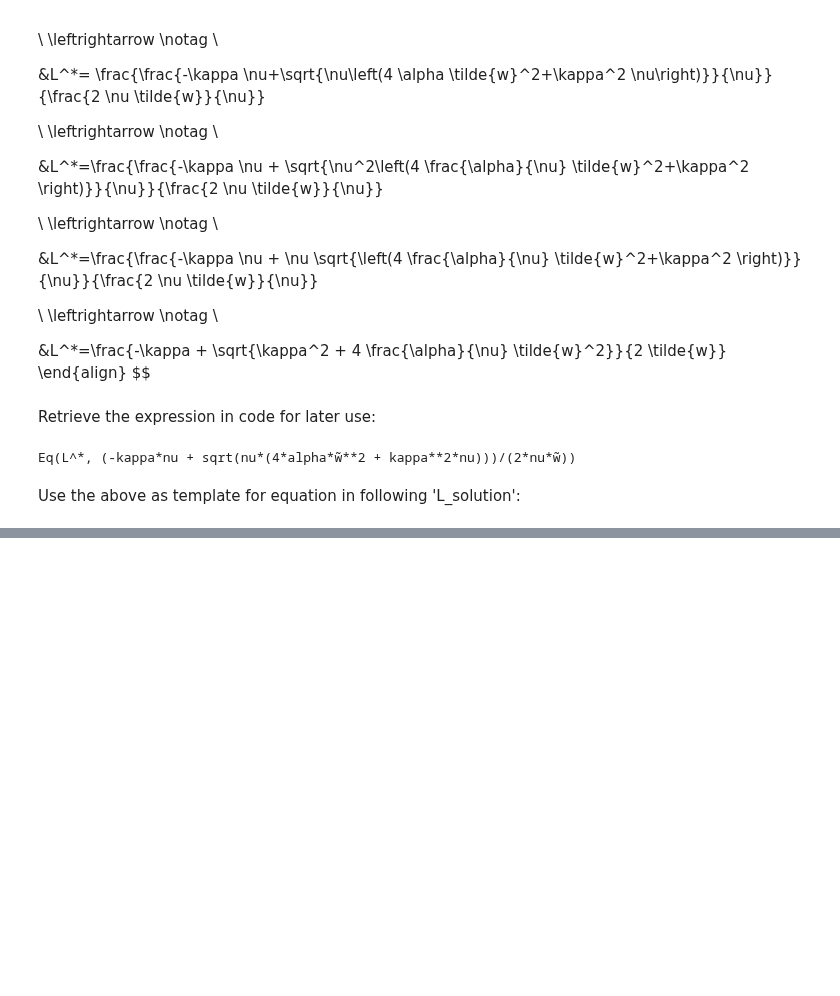
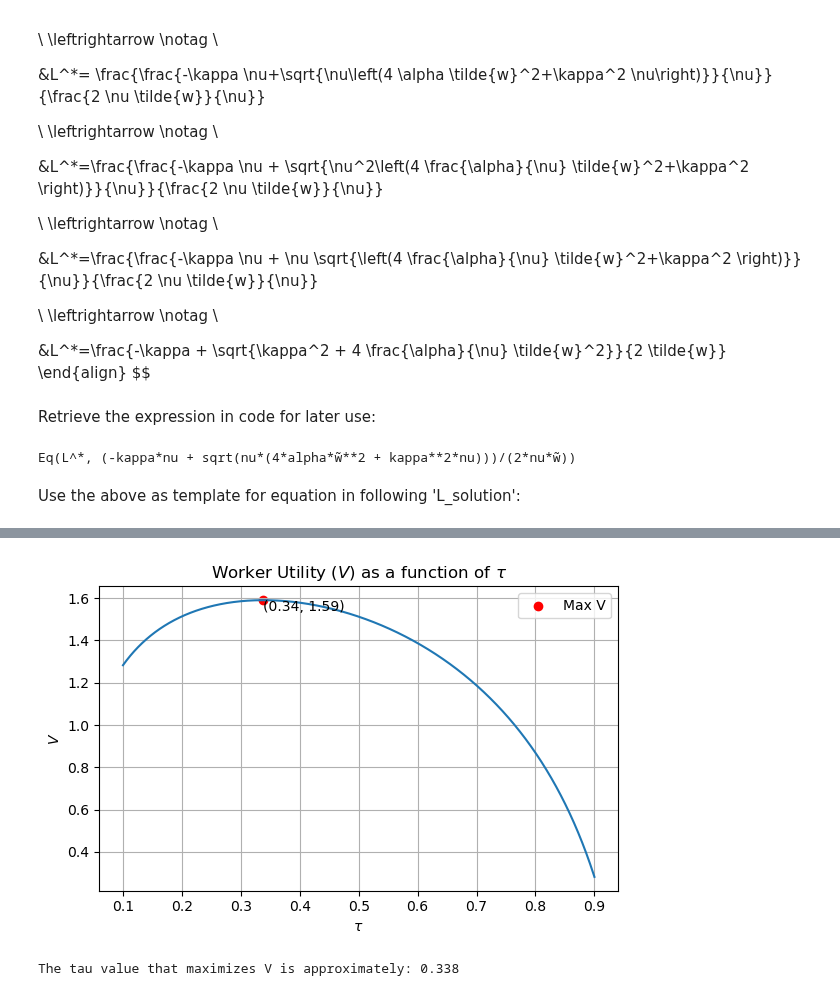
Before and after one commit to NumEconCopenhagen/projects-2023-de-slemme-programmeringsrotter, a Jupyter notebook: examproject/Oliver/Oliver Exam-2023-notebook.ipynb, the cells around one changed output, grey strips where cells are left out. Saved outputs shown, nothing was run; the diff lists cells and outputs as text; code cells hidden in the pictures; blank space fills up the shorter version.

```diff
--- a/examproject/Oliver/Oliver Exam-2023-notebook.ipynb
+++ b/examproject/Oliver/Oliver Exam-2023-notebook.ipynb
@@ -142,0 +239,27 @@ Use the above as template for equation in following 'L_solution':
+# %%
+# Find the index of the tau value that maximizes V
+max_index = np.argmax(V_values)
+max_tau = tau_values[max_index]
+max_V = V_values[max_index]
+
+# Plot the results
+plt.figure(figsize=(6, 4))
+plt.plot(tau_values, V_values)
+plt.scatter(max_tau, max_V, color='red', label='Max V')  # Add red dot at the maximum V point
+plt.xlabel('$\\tau$')
+plt.ylabel('$V$')
+plt.title('Worker Utility ($V$) as a function of $\\tau$')
+plt.legend()
+plt.grid(True)
+
+# Add coordinates to the red dot
+plt.text(max_tau, max_V, f'({max_tau:.2f}, {max_V:.2f})', ha='left', va='top')
+
+plt.tight_layout()
+plt.show()
+
+# Print the tau value that maximizes V
+print(f"The tau value that maximizes V is approximately: {max_tau:.3f}")
+# %% [output]
+[figure, added]
+The tau value that maximizes V is approximately: 0.338
```
Also changed, not shown: parts of 64 cells of this notebook.
